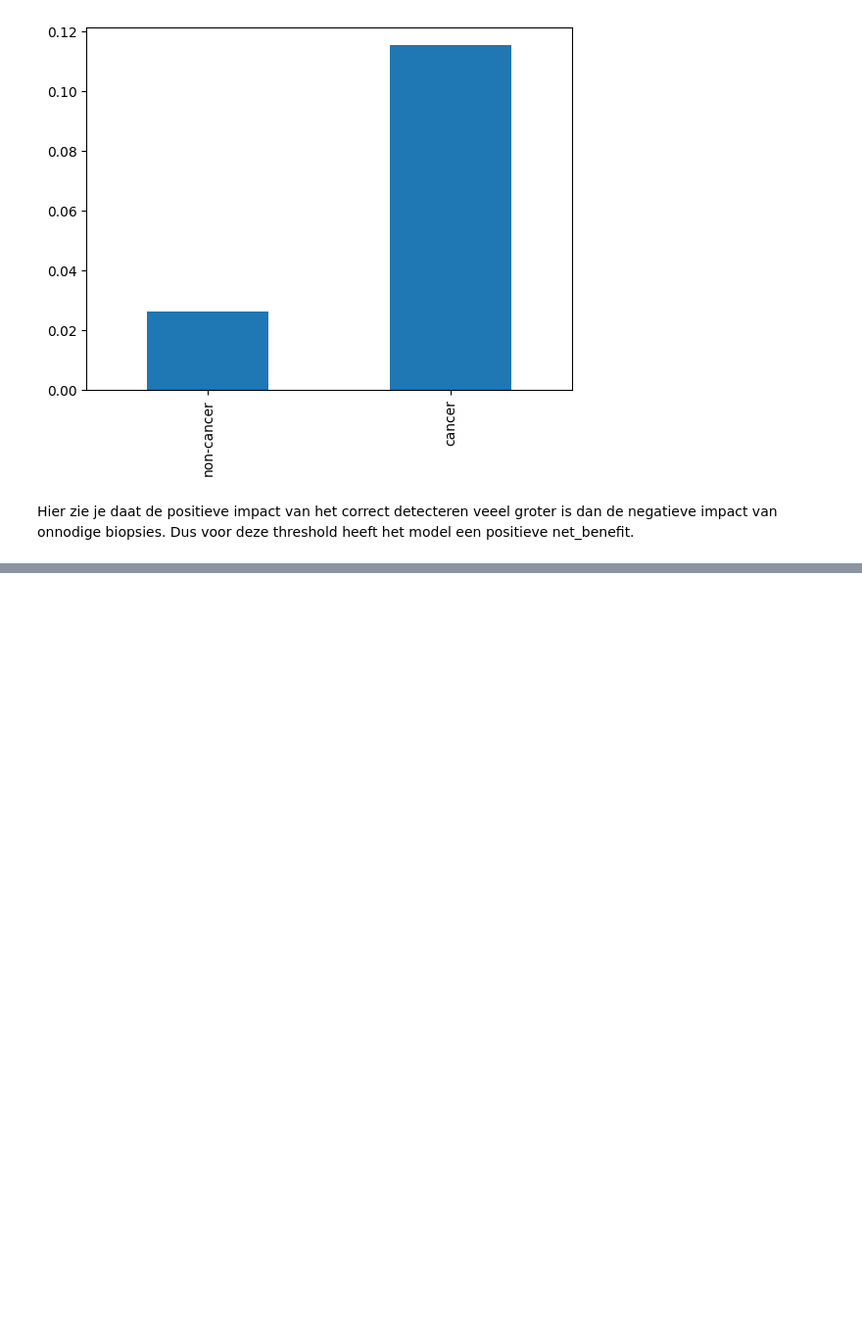
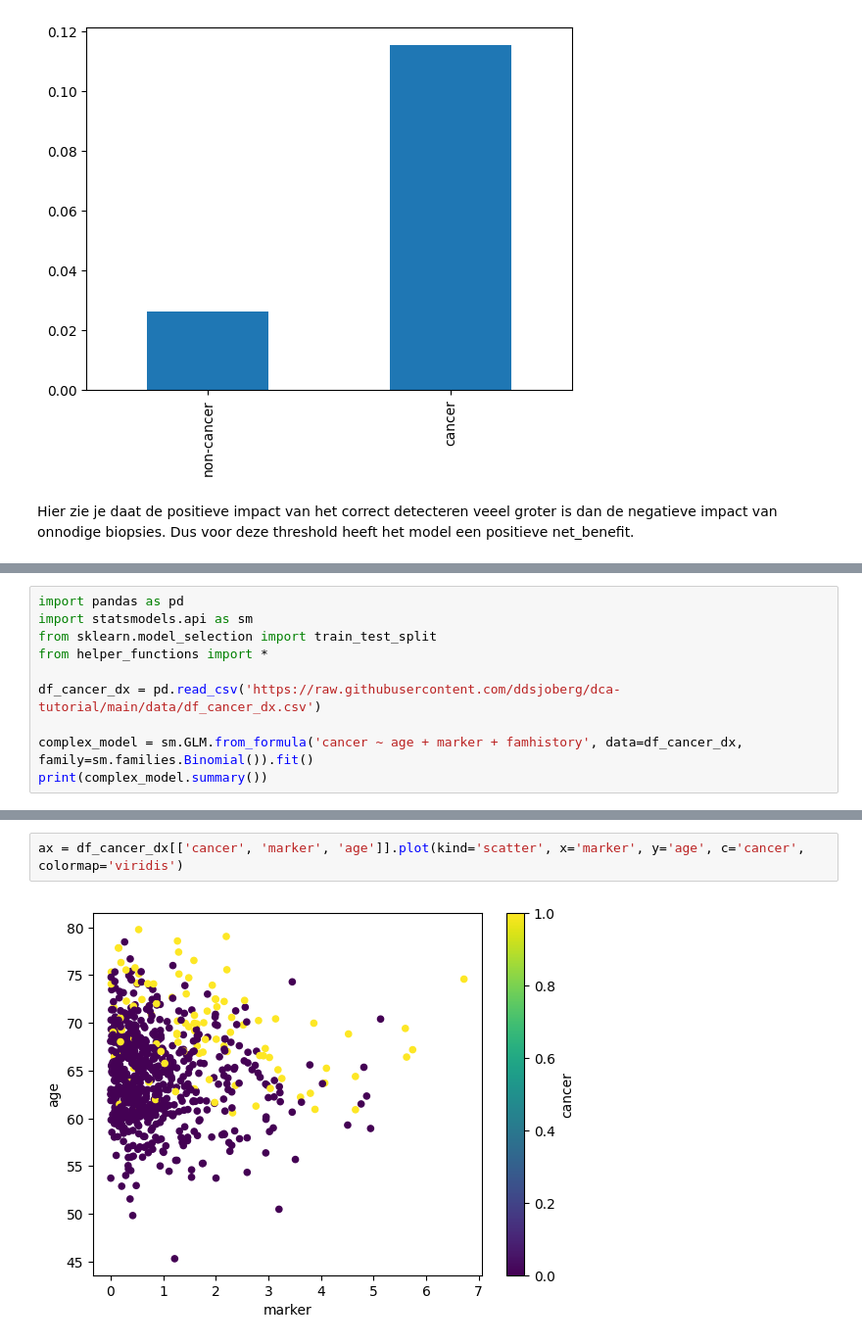
Before and after one commit to ictinnovaties-zorg/dca_blogpost, a Jupyter notebook: lab_book.ipynb, the cells around one changed output, grey strips where cells are left out. Shown: that part at 98% size. Drawn from its saved outputs; the diff is of its cells as text; blank space fills up the shorter version.

```diff
--- a/lab_book.ipynb
+++ b/lab_book.ipynb
@@ -234,0 +237,10 @@ Hier zie je daat de positieve impact van het correct detecteren veeel groter is
+# %%
+import pandas as pd
+import statsmodels.api as sm
+from sklearn.model_selection import train_test_split
+from helper_functions import *
+
+df_cancer_dx = pd.read_csv('https://raw.githubusercontent.com/ddsjoberg/dca-tutorial/main/data/df_cancer_dx.csv')
+
+complex_model = sm.GLM.from_formula('cancer ~ age + marker + famhistory', data=df_cancer_dx, family=sm.families.Binomial()).fit()
+print(complex_model.summary())
@@ -234,0 +298,4 @@ Hier zie je daat de positieve impact van het correct detecteren veeel groter is
+# %%
+ax = df_cancer_dx[['cancer', 'marker', 'age']].plot(kind='scatter', x='marker', y='age', c='cancer', colormap='viridis')
+# %% [output]
+[figure, added]
```
Also changed, not shown: parts of 12 cells of this notebook, 3 other files.
